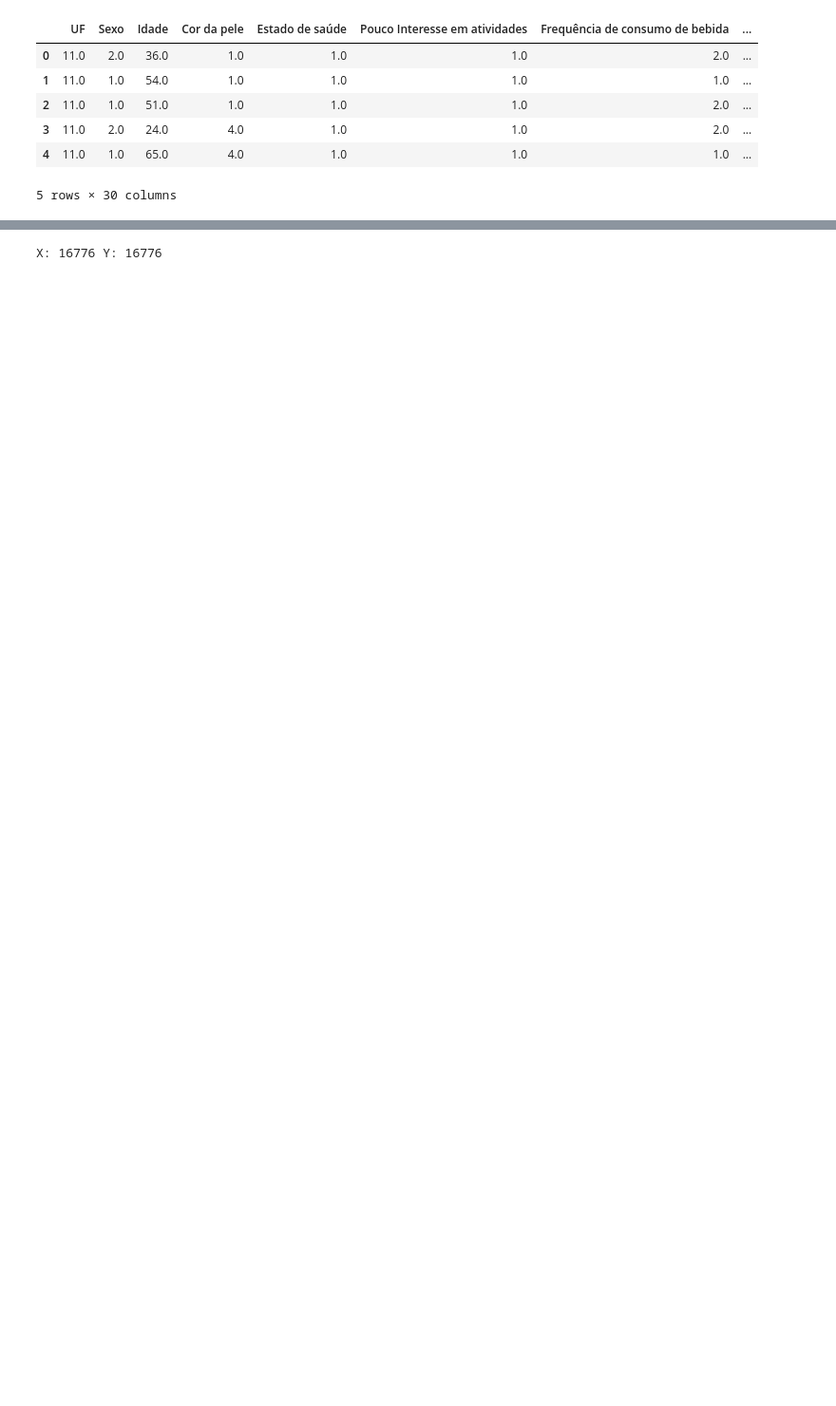
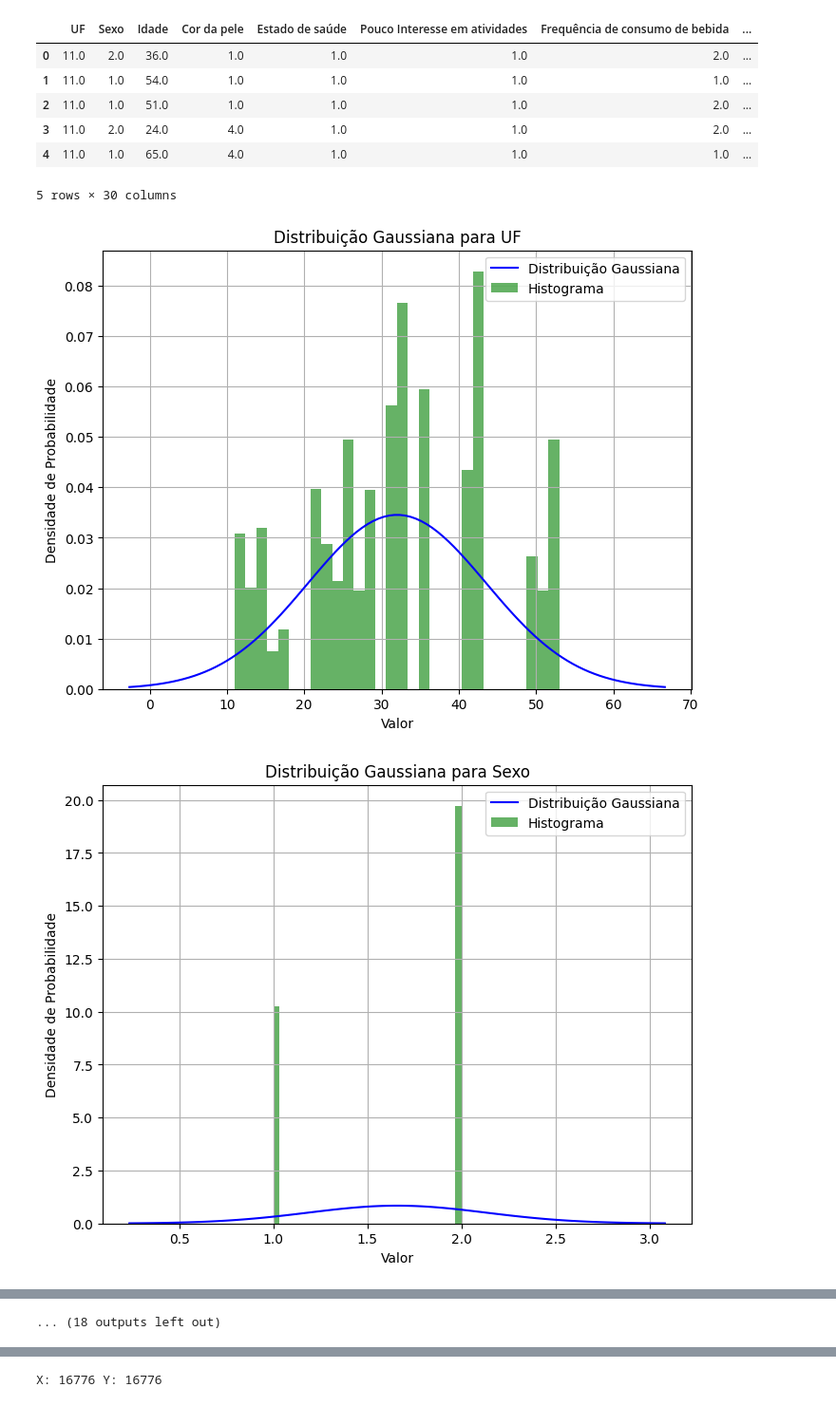
Before and after one commit to Pabloprado-png/TCC-Depressao, a Jupyter notebook: ML_melhorado_v2.ipynb, the cells around one changed output, grey strips where cells are left out. Shown at 95% size. Saved outputs shown, nothing was run; the diff lists cells and outputs as text; code cells hidden in the pictures; blank space fills up the shorter version.

```diff
--- a/ML_melhorado_v2.ipynb
+++ b/ML_melhorado_v2.ipynb
@@ -23,3 +25,31 @@ df.head()
 | 3 | 11.0 | 2.0 | 24.0 | 4.0 | 1.0 | 1.0 | 2.0 | ... |
 | 4 | 11.0 | 1.0 | 65.0 | 4.0 | 1.0 | 1.0 | 1.0 | ... |
 5 rows × 30 columns
+# %%
+
+for coluna in df.columns:
+    dados = df[coluna]
+
+    # Calcular média e desvio padrão dos dados
+    media = dados.mean()
+    desvio_padrao = dados.std()
+
+    # Gerar pontos para o gráfico da distribuição gaussiana
+    x = np.linspace(media - 3*desvio_padrao, media + 3*desvio_padrao, 100)
+    pdf = norm.pdf(x, loc=media, scale=desvio_padrao)
+
+    # Plotar o gráfico
+    plt.figure(figsize=(8, 6))
+    plt.plot(x, pdf, label='Distribuição Gaussiana', color='blue')
+    plt.hist(dados, bins=30, density=True, alpha=0.6, color='green', label='Histograma')
+    plt.title(f'Distribuição Gaussiana para {coluna}')
+    plt.xlabel('Valor')
+    plt.ylabel('Densidade de Probabilidade')
+    plt.legend()
+    plt.grid(True)
+
+    # Mostrar o gráfico
+    plt.show()
+# %% [output]
+[figure, added]
+[figure, added]
@@ -26 +66,2 @@ df.head()
+... (18 outputs left out)
 # %%
```
Also changed, not shown: parts of 23 cells of this notebook, 2 other files.
